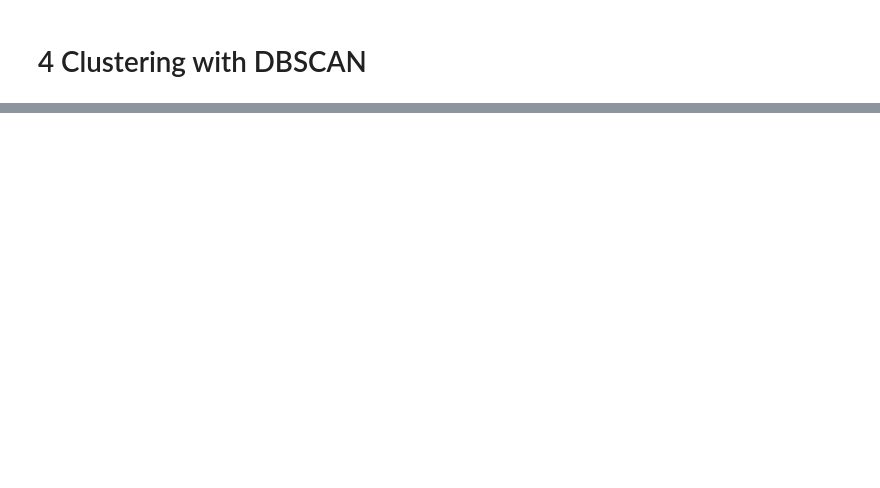
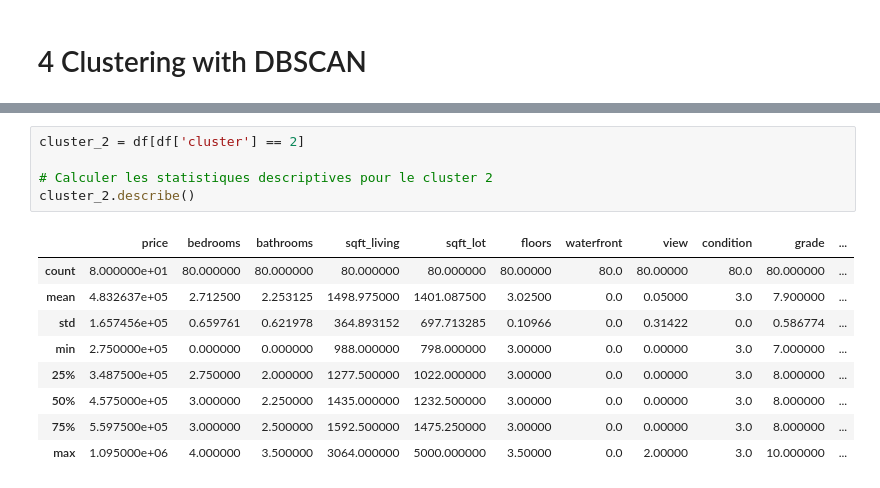
Before and after one commit to OusmaneMomboMombo/housing-cluster-analysis, a Jupyter notebook: house_sales_analysis.ipynb, the cells around one changed output, grey strips where cells are left out. Drawn from its saved outputs; the diff is of its cells as text; blank space fills up the shorter version.

```diff
--- a/house_sales_analysis.ipynb
+++ b/house_sales_analysis.ipynb
@@ -338,0 +526,15 @@ The UMAP dimensionality reduction technique successfully projects our high-dimen
+# %%
+cluster_2 = df[df['cluster'] == 2]
+
+# Calculer les statistiques descriptives pour le cluster 2
+cluster_2.describe()
+# %% [output]
+|  | price | bedrooms | bathrooms | sqft_living | sqft_lot | floors | waterfront | view | condition | grade | ... |
+| count | 8.000000e+01 | 80.000000 | 80.000000 | 80.000000 | 80.000000 | 80.00000 | 80.0 | 80.00000 | 80.0 | 80.000000 | ... |
+| mean | 4.832637e+05 | 2.712500 | 2.253125 | 1498.975000 | 1401.087500 | 3.02500 | 0.0 | 0.05000 | 3.0 | 7.900000 | ... |
+| std | 1.657456e+05 | 0.659761 | 0.621978 | 364.893152 | 697.713285 | 0.10966 | 0.0 | 0.31422 | 0.0 | 0.586774 | ... |
+| min | 2.750000e+05 | 0.000000 | 0.000000 | 988.000000 | 798.000000 | 3.00000 | 0.0 | 0.00000 | 3.0 | 7.000000 | ... |
+| 25% | 3.487500e+05 | 2.750000 | 2.000000 | 1277.500000 | 1022.000000 | 3.00000 | 0.0 | 0.00000 | 3.0 | 8.000000 | ... |
+| 50% | 4.575000e+05 | 3.000000 | 2.250000 | 1435.000000 | 1232.500000 | 3.00000 | 0.0 | 0.00000 | 3.0 | 8.000000 | ... |
+| 75% | 5.597500e+05 | 3.000000 | 2.500000 | 1592.500000 | 1475.250000 | 3.00000 | 0.0 | 0.00000 | 3.0 | 8.000000 | ... |
+| max | 1.095000e+06 | 4.000000 | 3.500000 | 3064.000000 | 5000.000000 | 3.50000 | 0.0 | 2.00000 | 3.0 | 10.000000 | ... |
```
Also changed, not shown: parts of 43 cells of this notebook.
